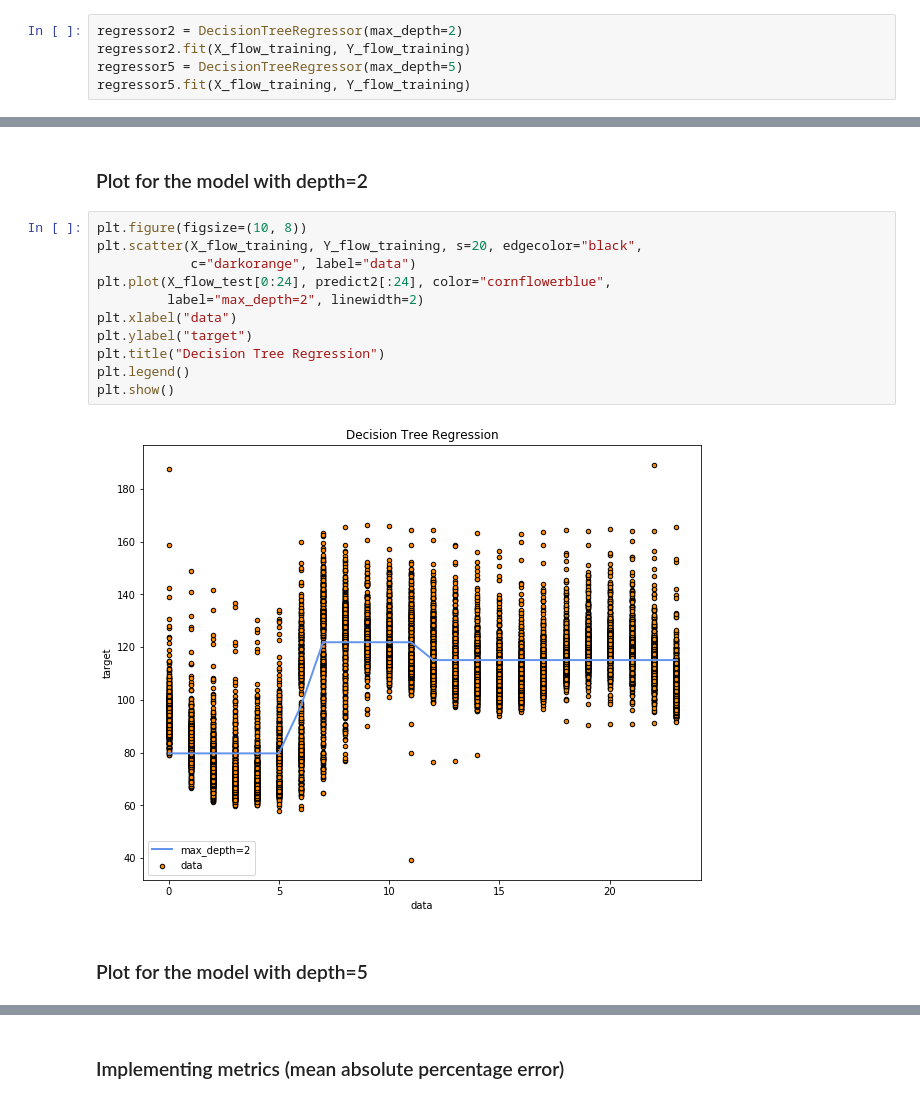
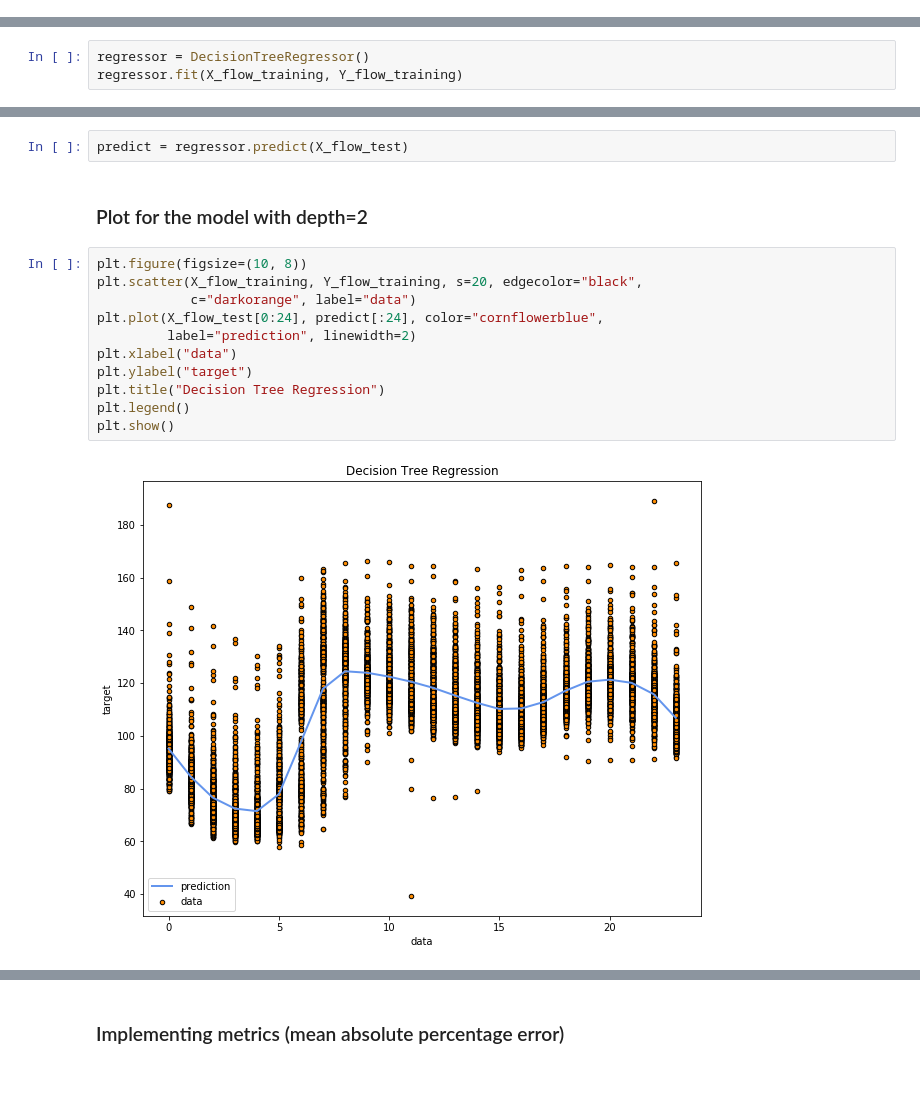
Before and after one commit to efemeryds/flow_exploration, a Jupyter notebook: notebooks/flow_prediction.ipynb, the cells around one changed output, grey strips where cells are left out. Cells and saved outputs as stored; diff of their text form.

```diff
--- a/notebooks/flow_prediction.ipynb
+++ b/notebooks/flow_prediction.ipynb
@@ -101,8 +101,3 @@ X_flow_test = X_flow_test.values.reshape(-1,1)
 Y_flow_test = Y_flow_test.values.reshape(-1,1)
 # %% [markdown]
 ### Creating a regression tree model
-# %%
-regressor2 = DecisionTreeRegressor(max_depth=2)
-regressor2.fit(X_flow_training, Y_flow_training)
-regressor5 = DecisionTreeRegressor(max_depth=5)
-regressor5.fit(X_flow_training, Y_flow_training)
@@ -114,0 +104,3 @@ DecisionTreeRegressor(criterion='mse', max_depth=5, max_features=None,
+# %%
+regressor = DecisionTreeRegressor()
+regressor.fit(X_flow_training, Y_flow_training)
@@ -120,17 +115,17 @@ predict5 = regressor5.predict(X_flow_test)
+# %%
+predict = regressor.predict(X_flow_test)
 # %% [markdown]
 ### Plot for the model with depth=2
 # %%
 plt.figure(figsize=(10, 8))
 plt.scatter(X_flow_training, Y_flow_training, s=20, edgecolor="black",
             c="darkorange", label="data")
-plt.plot(X_flow_test[0:24], predict2[:24], color="cornflowerblue",
-         label="max_depth=2", linewidth=2)
+plt.plot(X_flow_test[0:24], predict[:24], color="cornflowerblue",
+         label="prediction", linewidth=2)
 plt.xlabel("data")
 plt.ylabel("target")
 plt.title("Decision Tree Regression")
 plt.legend()
 plt.show()
 # %% [output]
-[figure, old version]
+[figure, new version]
-# %% [markdown]
-### Plot for the model with depth=5
```
Also changed, not shown: parts of 9 cells of this notebook, 1 other file.
